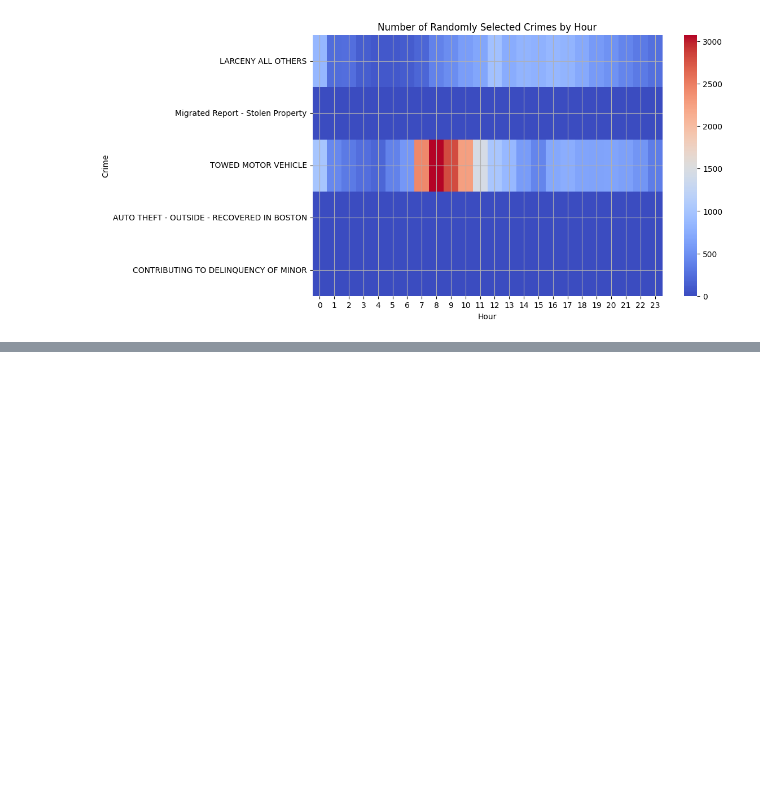
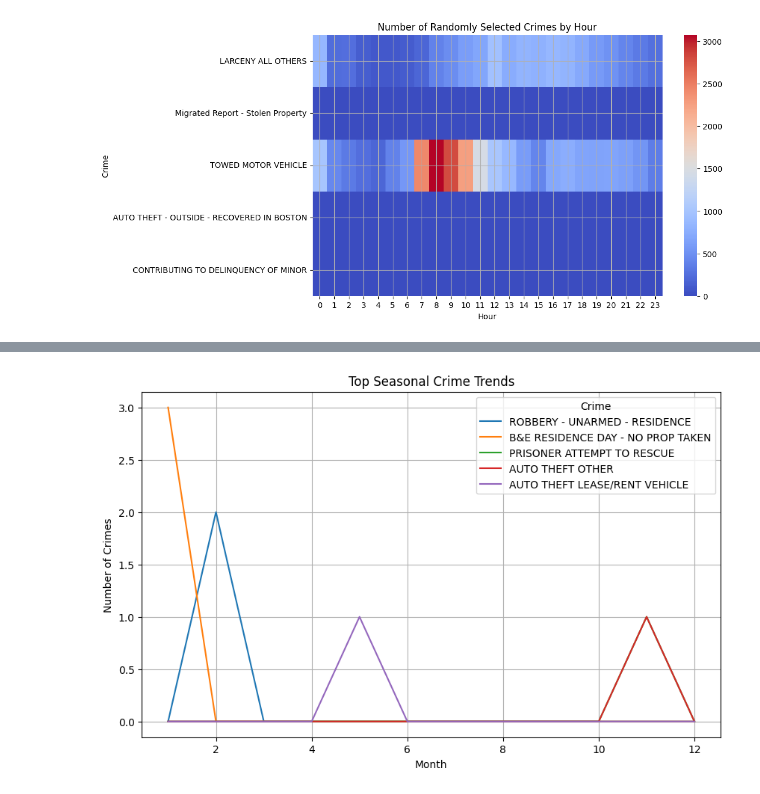
Before and after one commit to O4b1t/data-science-2024F, a Jupyter notebook: unit3/Unit3Project.ipynb, the cells around one changed output, grey strips where cells are left out. Drawn from its saved outputs; the diff is of its cells as text; code cells hidden in the pictures; blank space fills up the shorter version.

```diff
--- a/unit3/Unit3Project.ipynb
+++ b/unit3/Unit3Project.ipynb
@@ -266,3 +269,7 @@ plt.grid(True)
 plt.show()
 # %% [output]
 [figure]
+# %%
+bostonCrime['MONTH'] = bostonCrime['OCCURRED_ON_DATE'].dt.month
+crime_by_month = bostonCrime.groupby(['OFFENSE_DESCRIPTION', 'MONTH']).size().unstack().fillna(0)
+crime_by_month
@@ -268,0 +291,8 @@ plt.show()
+# %%
+crime_by_month['MEAN'] = crime_by_month.mean(axis = 1)
+crime_by_month['STD'] = crime_by_month.std(axis = 1)
+
+#https://study.com/academy/lesson/interpreting-calculating-seasonal-indices.html#:~:text=A%20seasonal%20index%20is%20a,or%20approximate%20future%20data%20values.
+crime_by_month['SEASONALITY_INDEX'] = crime_by_month['STD'] / crime_by_month['MEAN']
+seasonality_crime = crime_by_month[['SEASONALITY_INDEX']].sort_values(by = 'SEASONALITY_INDEX', ascending = False)
+seasonality_crime
@@ -268,0 +314,4 @@ plt.show()
+# %%
+top_5_seasonal_crimes = seasonality_crime.head(5).index
+seasonal_data = crime_by_month.loc[top_5_seasonal_crimes].drop(['MEAN', 'STD', 'SEASONALITY_INDEX'], axis = 1)
+seasonal_data
@@ -268,0 +326,13 @@ plt.show()
+# %%
+plt.figure(figsize = (10, 6))
+for crime in top_5_seasonal_crimes:
+    sns.lineplot(x = seasonal_data.columns, y = seasonal_data.loc[crime], label = crime)
+
+plt.title('Top Seasonal Crime Trends')
+plt.xlabel('Month')
+plt.ylabel('Number of Crimes')
+plt.legend(title = 'Crime')
+plt.grid(True)
+plt.show()
+# %% [output]
+[figure, added]
```
Also changed, not shown: parts of 7 cells of this notebook.
